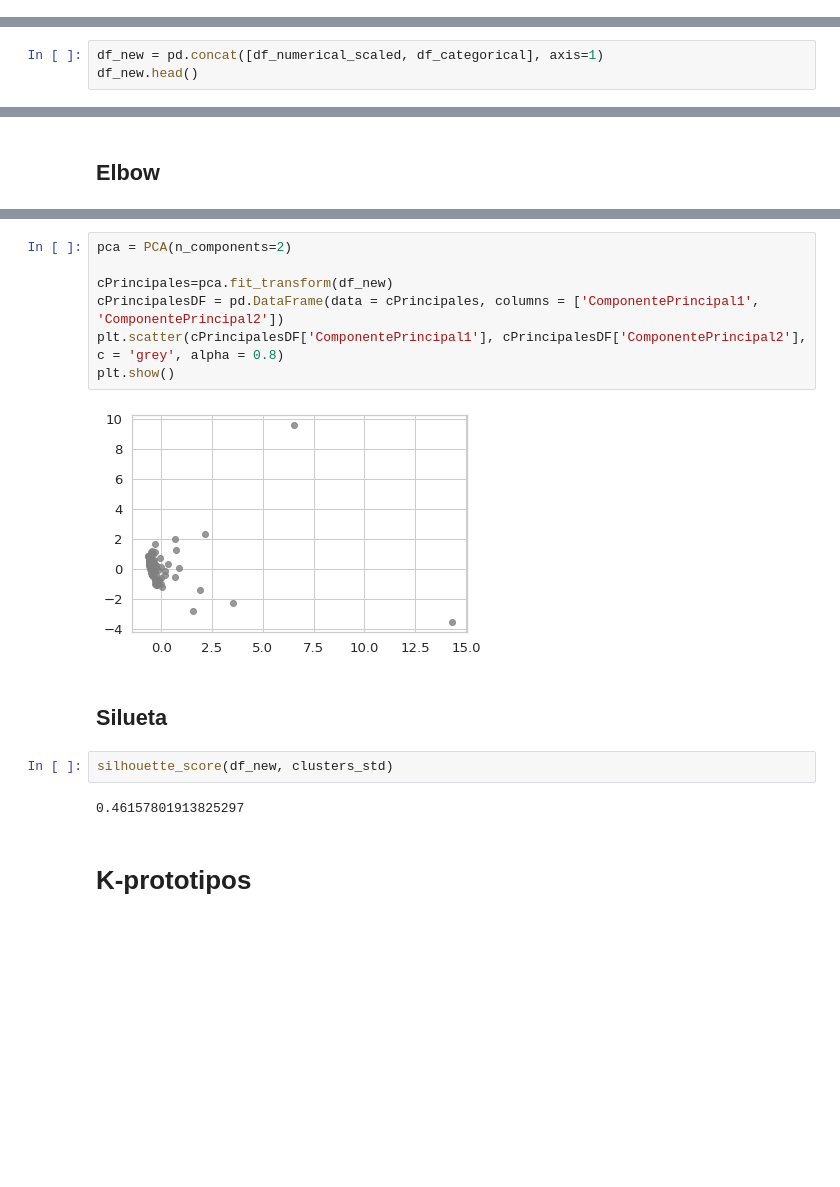
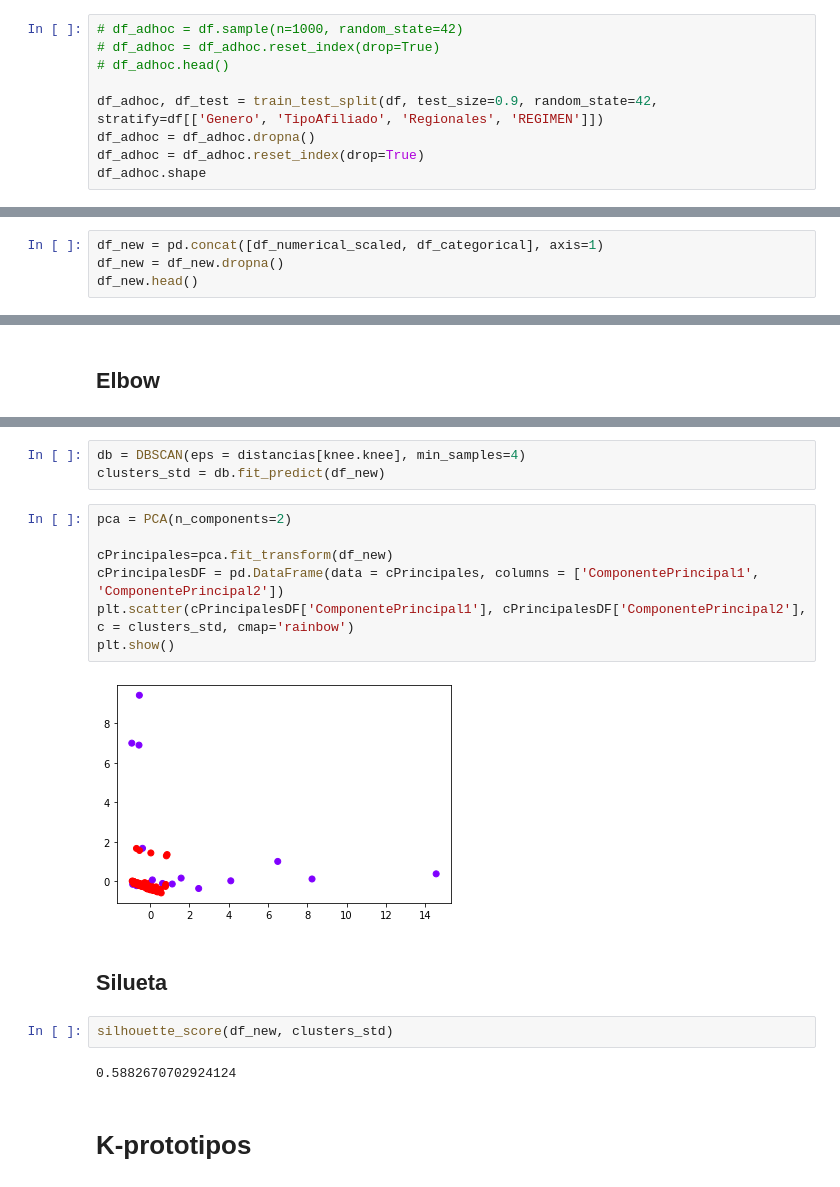
Before and after one commit to cdgonzalezr1/proyecto_aprendizaje_no_supervisado, a Jupyter notebook: proyecto_arquetipos.ipynb, the cells around one changed output, grey strips where cells are left out. Drawn from its saved outputs; the diff is of its cells as text; blank space fills up the shorter version.

```diff
--- a/proyecto_arquetipos.ipynb
+++ b/proyecto_arquetipos.ipynb
@@ -198,0 +188,9 @@ df_adhoc.head()
+# %%
+# df_adhoc = df.sample(n=1000, random_state=42)
+# df_adhoc = df_adhoc.reset_index(drop=True)
+# df_adhoc.head()
+
+df_adhoc, df_test = train_test_split(df, test_size=0.9, random_state=42, stratify=df[['Genero', 'TipoAfiliado', 'Regionales', 'REGIMEN']])
+df_adhoc = df_adhoc.dropna()
+df_adhoc = df_adhoc.reset_index(drop=True)
+df_adhoc.shape
@@ -232,5 +232,6 @@ df_categorical.head()
 # %%
 df_new = pd.concat([df_numerical_scaled, df_categorical], axis=1)
+df_new = df_new.dropna()
 df_new.head()
 # %% [output]
 |  | Edades | PQRS 2020 | PortalWeb 2020 | APP 2020 | CallCenter 2020 | OAA 2020 | AsesorAClic 2020 | ... |
@@ -271,18 +262,21 @@ plt.show()
+# %%
+db = DBSCAN(eps = distancias[knee.knee], min_samples=4)
+clusters_std = db.fit_predict(df_new)
 # %%
 pca = PCA(n_components=2)
 
 cPrincipales=pca.fit_transform(df_new)
 cPrincipalesDF = pd.DataFrame(data = cPrincipales, columns = ['ComponentePrincipal1', 'ComponentePrincipal2'])
-plt.scatter(cPrincipalesDF['ComponentePrincipal1'], cPrincipalesDF['ComponentePrincipal2'], c = 'grey', alpha = 0.8)
+plt.scatter(cPrincipalesDF['ComponentePrincipal1'], cPrincipalesDF['ComponentePrincipal2'], c = clusters_std, cmap='rainbow')
 plt.show()
 # %% [output]
-[figure, old version]
+[figure, new version]
 # %% [markdown]
 ## Silueta
 # %%
 silhouette_score(df_new, clusters_std)
 # %% [output]
-0.46157801913825297
+0.5882670702924124
 # %% [markdown]
 # K-prototipos
 # %% [markdown]
```
Also changed, not shown: parts of 28 cells of this notebook.
